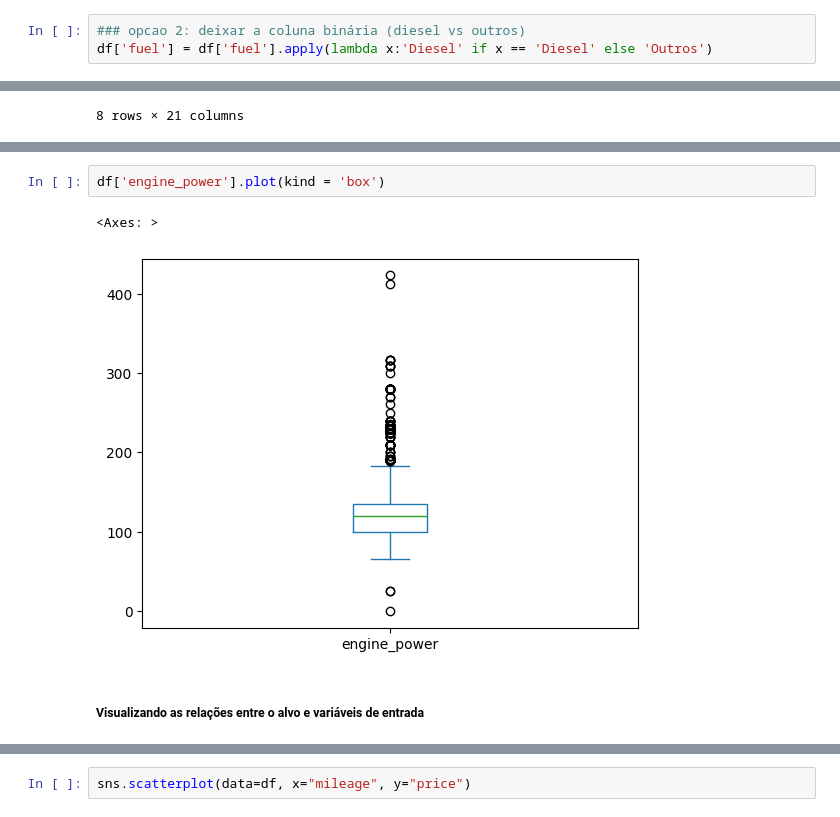
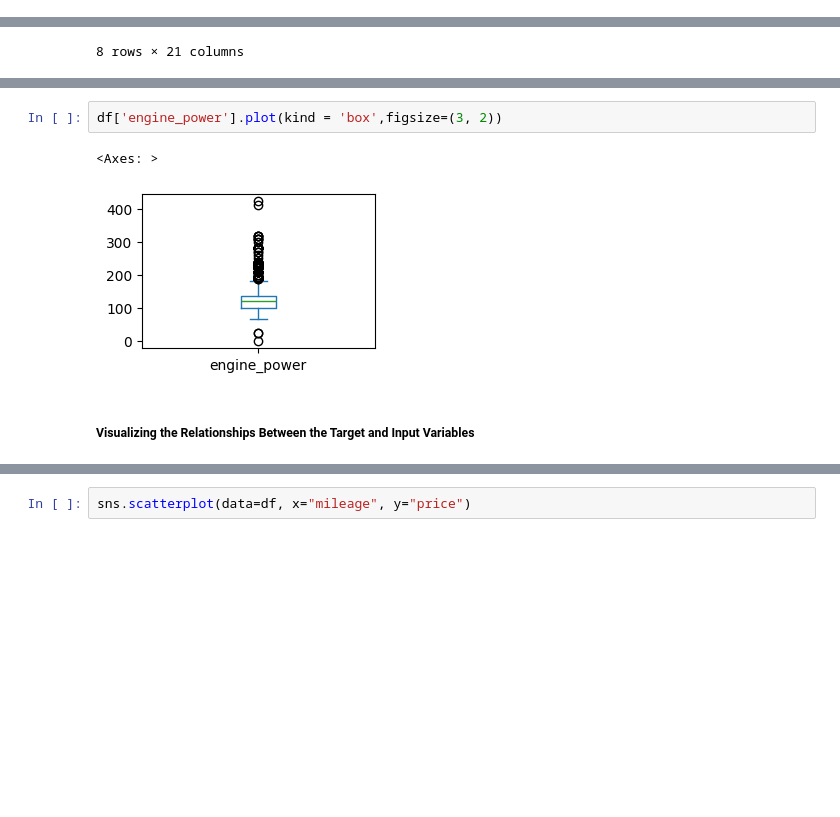
Before and after one commit to LucasMatBorges/Data_Analysis_Python, a Jupyter notebook: Car_pricing_Analysis.ipynb, the cells around one changed output, grey strips where cells are left out. Saved outputs shown, nothing was run; the diff lists cells and outputs as text; blank space fills up the shorter version.

```diff
--- a/Car_pricing_Analysis.ipynb
+++ b/Car_pricing_Analysis.ipynb
@@ -257,3 +252,0 @@ plt.tight_layout()
-# %%
-### opcao 2: deixar a coluna binária (diesel vs outros)
-df['fuel'] = df['fuel'].apply(lambda x:'Diesel' if x == 'Diesel' else 'Outros')
@@ -298,8 +302,8 @@ df['mileage'].plot(kind = 'box')
 # %%
-df['engine_power'].plot(kind = 'box')
+df['engine_power'].plot(kind = 'box',figsize=(3, 2))
 # %% [output]
 <Axes: >
-[figure, old version]
+[figure, new version]
-# %% [markdown]
-##### Visualizando as relações entre o alvo e variáveis de entrada
+# %% [markdown]
+##### Visualizing the Relationships Between the Target and Input Variables
 # %%
```
Also changed, not shown: parts of 45 cells of this notebook, 1 other file.
